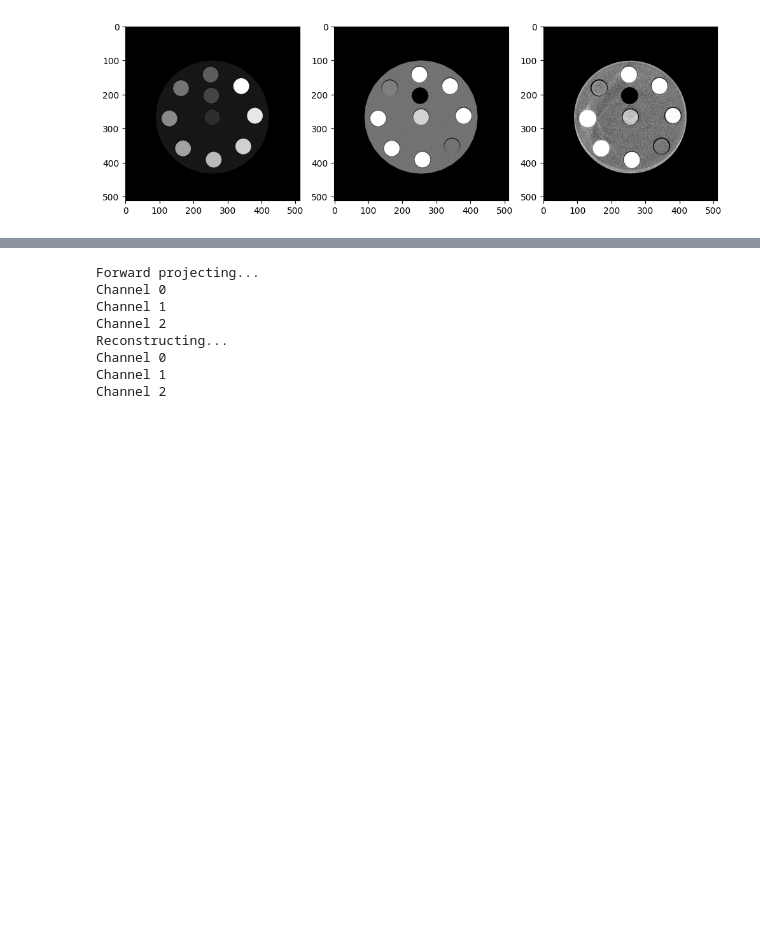
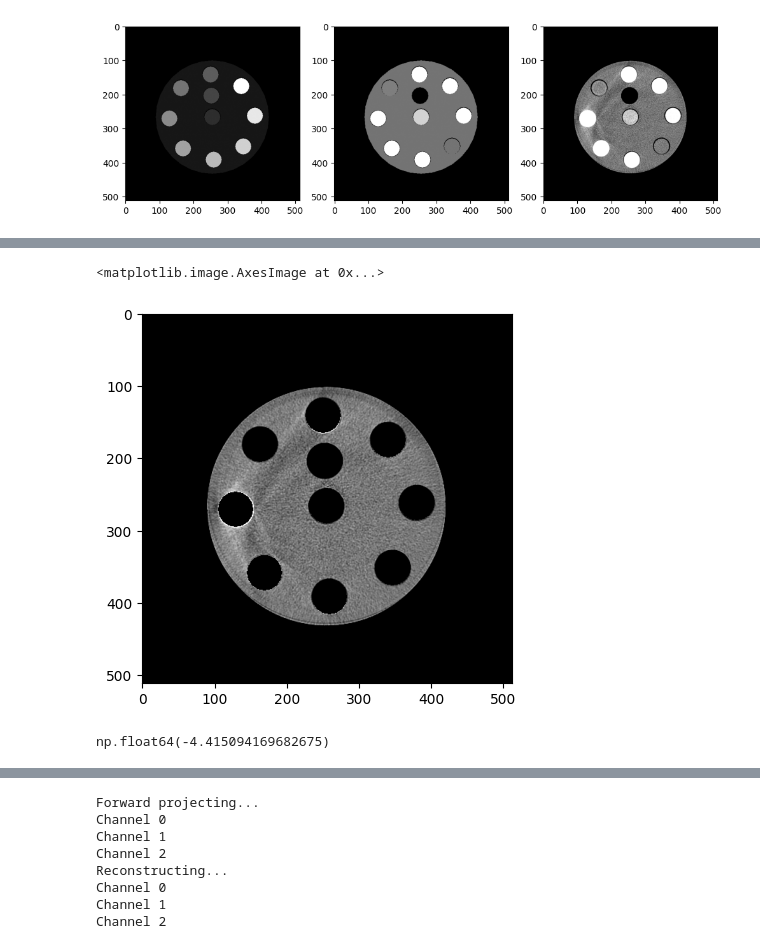
Before and after one commit to wudufan/pcct_md_diffusion, a Jupyter notebook: src/pcct_md_diffusion/md/post_correction_img/notebooks/ebhc_fit_to_real.ipynb, the cells around one changed output, grey strips where cells are left out. Cells and saved outputs as stored; diff of their text form; code cells hidden in the pictures; blank space fills up the shorter version.

```diff
--- a/src/pcct_md_diffusion/md/post_correction_img/notebooks/ebhc_fit_to_real.ipynb
+++ b/src/pcct_md_diffusion/md/post_correction_img/notebooks/ebhc_fit_to_real.ipynb
@@ -122,3 +165,12 @@ Loading channel 2...
+# %%
+plt.imshow(imgs[ich, 0] * np.where(mask[0] == 1, 1, 0), 'gray', vmin=display_vmins[ich], vmax=display_vmaxs[ich])
+# %% [output]
+<matplotlib.image.AxesImage at 0x...>
+[figure, added]
+# %%
+np.sum(imgs[ich, 0] * np.where(mask[0] == 1, 1, 0)) / np.sum(np.where(mask[0] == 1, 1, 0)) / mu_waters[ich] * 1000 - 1000
+# %% [output]
+np.float64(-4.415094169682675)
 # %%
 # geometry
 geometry_path = os.path.join(base_input_dir, 'omnitom_pcd/geometry/omnitom_3x3_parallel_fov_308.cfg')
```
Also changed, not shown: parts of 16 cells of this notebook, 1 other file.
